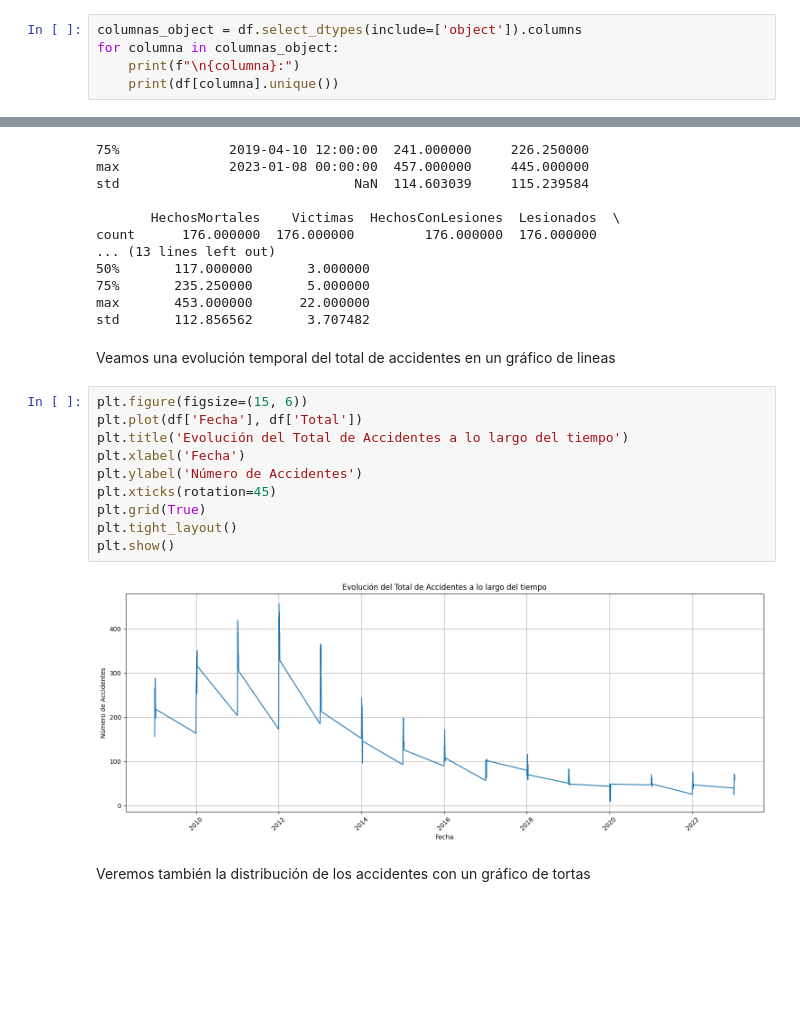
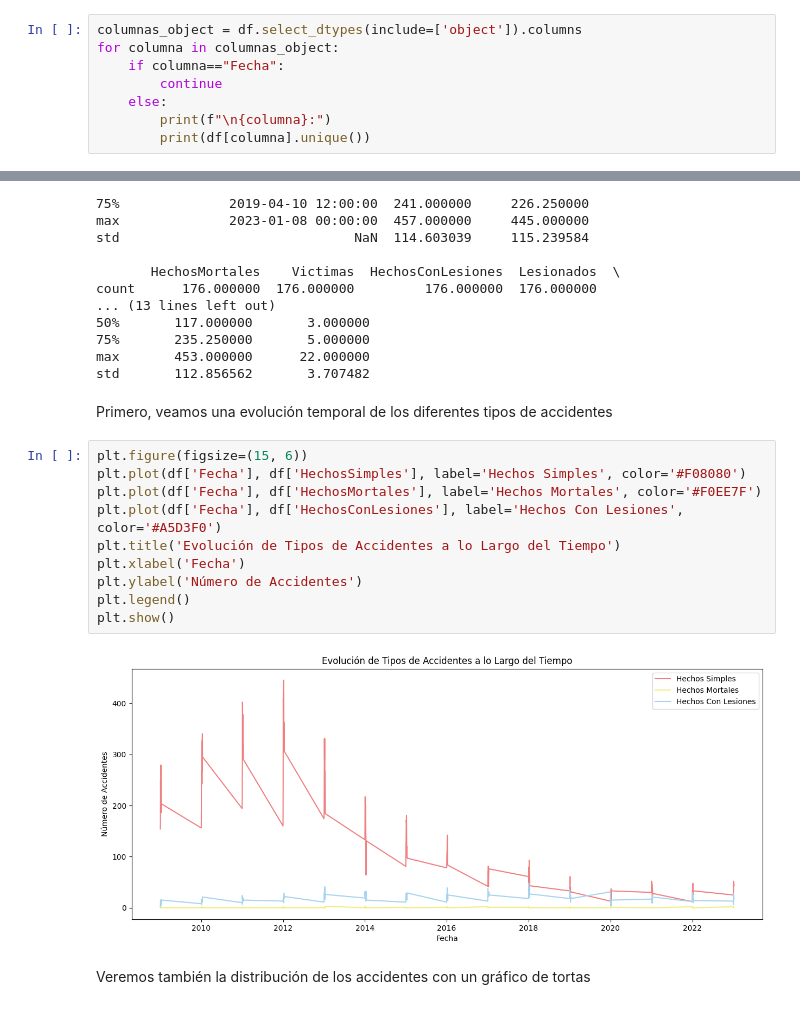
Before and after one commit to FacundoASM/AccidentesTransito_AA, a Jupyter notebook: notebooks/0_Limpieza.ipynb, the cells around one changed output, grey strips where cells are left out. Saved outputs shown, nothing was run; the diff lists cells and outputs as text; blank space fills up the shorter version.

```diff
--- a/notebooks/0_Limpieza.ipynb
+++ b/notebooks/0_Limpieza.ipynb
@@ -57,6 +64,9 @@ Siempre comenzaremos con *unique()* para tenr una visión general.
 # %%
 columnas_object = df.select_dtypes(include=['object']).columns
 for columna in columnas_object:
-    print(f"\n{columna}:")
-    print(df[columna].unique())
+    if columna=="Fecha":
+        continue
+    else:
+        print(f"\n{columna}:")
+        print(df[columna].unique())
 # %% [output]
@@ -186,20 +194,20 @@ count      176.000000  176.000000         176.000000  176.000000
 75%       235.250000       5.000000
 max       453.000000      22.000000
 std       112.856562       3.707482
-# %% [markdown]
-Veamos una evolución temporal del total de accidentes en un gráfico de lineas
+# %% [markdown]
+Primero, veamos una evolución temporal de los diferentes tipos de accidentes
 # %%
 plt.figure(figsize=(15, 6))
-plt.plot(df['Fecha'], df['Total'])
-plt.title('Evolución del Total de Accidentes a lo largo del tiempo')
+plt.plot(df['Fecha'], df['HechosSimples'], label='Hechos Simples', color='#F08080')
+plt.plot(df['Fecha'], df['HechosMortales'], label='Hechos Mortales', color='#F0EE7F')
+plt.plot(df['Fecha'], df['HechosConLesiones'], label='Hechos Con Lesiones', color='#A5D3F0')
+plt.title('Evolución de Tipos de Accidentes a lo Largo del Tiempo')
 plt.xlabel('Fecha')
 plt.ylabel('Número de Accidentes')
-plt.xticks(rotation=45)
-plt.grid(True)
-plt.tight_layout()
+plt.legend()
 plt.show()
 # %% [output]
-[figure, old version]
+[figure, new version]
 # %% [markdown]
 Veremos también la distribución de los accidentes con un gráfico de tortas
 # %%
```
Also changed, not shown: parts of 47 cells of this notebook, 3 other files.
